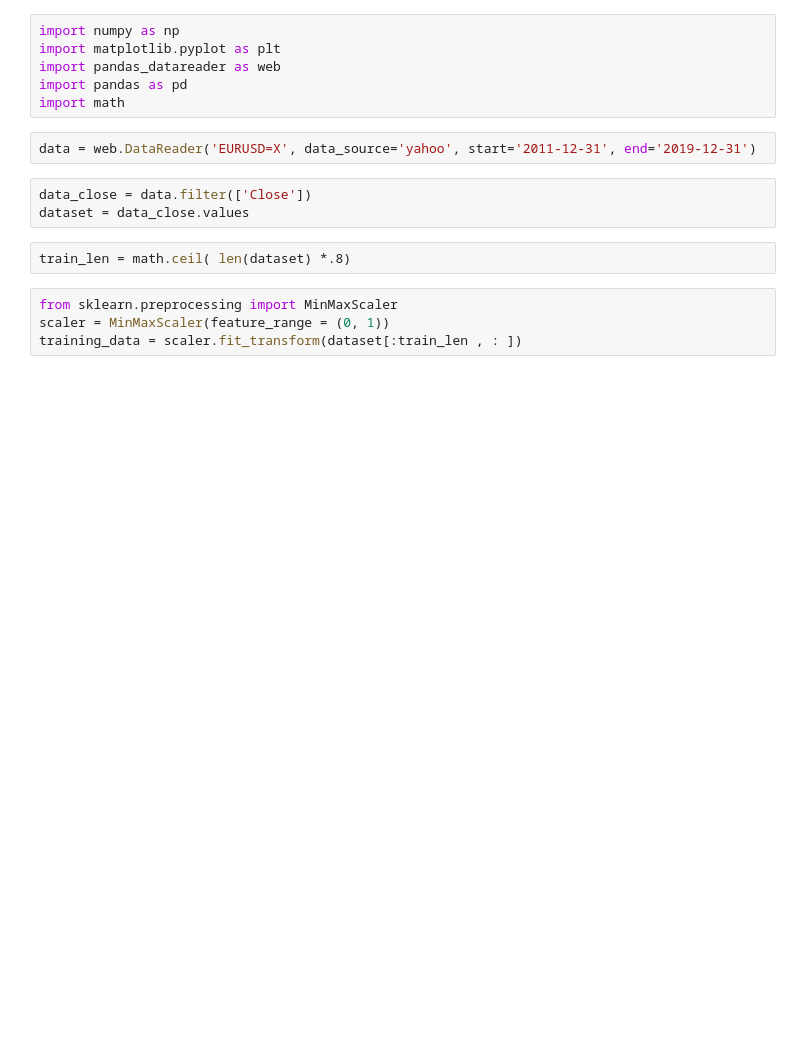
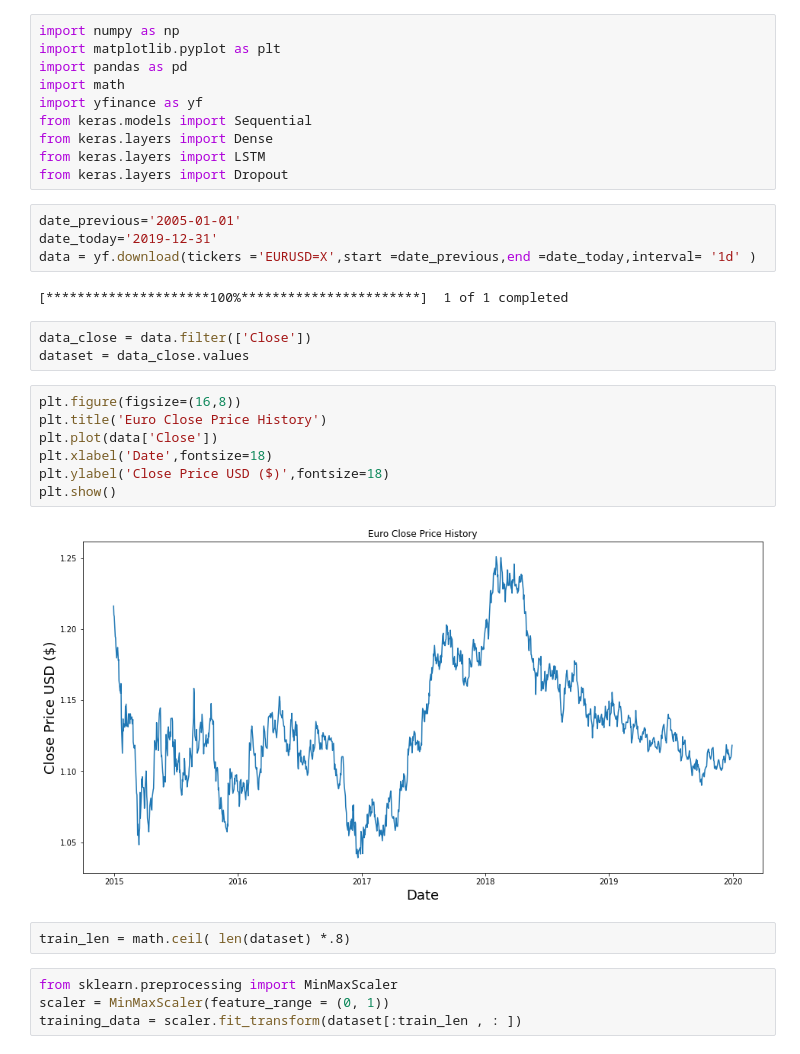
Before and after one commit to jakubsadel/FOREXRecommendationSystem, a Jupyter notebook: forexAlgorithm/forexLSTM.ipynb, the cells around one changed output. Drawn from its saved outputs; the diff is of its cells as text; blank space fills up the shorter version.

Commit message:
Optimized LSTM

```diff
--- a/forexAlgorithm/forexLSTM.ipynb
+++ b/forexAlgorithm/forexLSTM.ipynb
@@ -1,14 +1,31 @@
 # %%
 import numpy as np
 import matplotlib.pyplot as plt
-import pandas_datareader as web
 import pandas as pd
 import math
+import yfinance as yf
+from keras.models import Sequential
+from keras.layers import Dense
+from keras.layers import LSTM
+from keras.layers import Dropout
-# %%
-data = web.DataReader('EURUSD=X', data_source='yahoo', start='2011-12-31', end='2019-12-31')
+# %%
+date_previous='2005-01-01'
+date_today='2019-12-31'
+data = yf.download(tickers ='EURUSD=X',start =date_previous,end =date_today,interval= '1d' )
+# %% [output]
+[*********************100%***********************]  1 of 1 completed
 # %%
 data_close = data.filter(['Close'])
 dataset = data_close.values
+# %%
+plt.figure(figsize=(16,8))
+plt.title('Euro Close Price History')
+plt.plot(data['Close'])
+plt.xlabel('Date',fontsize=18)
+plt.ylabel('Close Price USD ($)',fontsize=18)
+plt.show()
+# %% [output]
+[figure, added]
 # %%
 train_len = math.ceil( len(dataset) *.8)
 # %%
```
Also changed, not shown: parts of 4 cells of this notebook, 12 other files.
